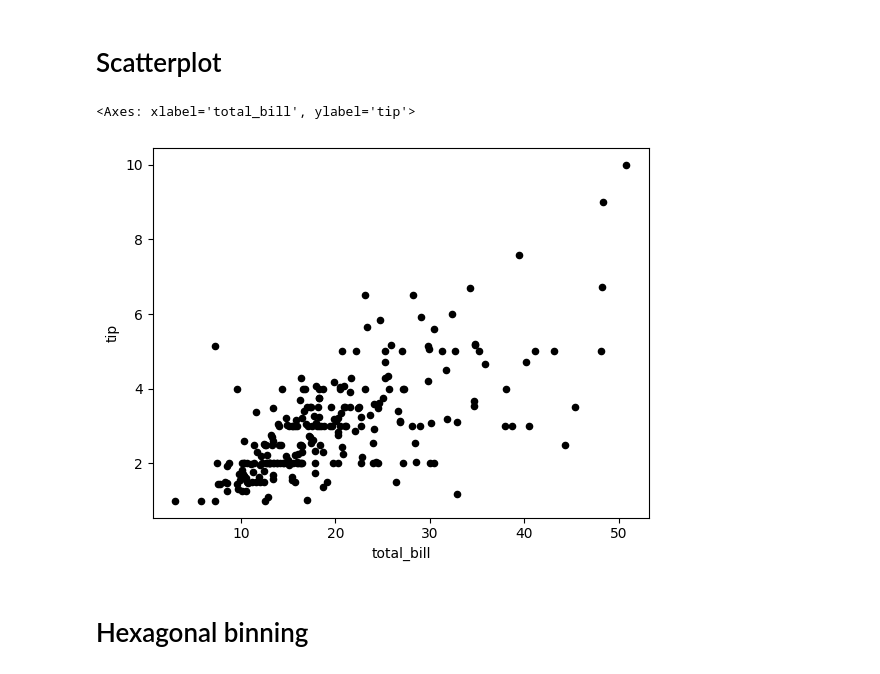
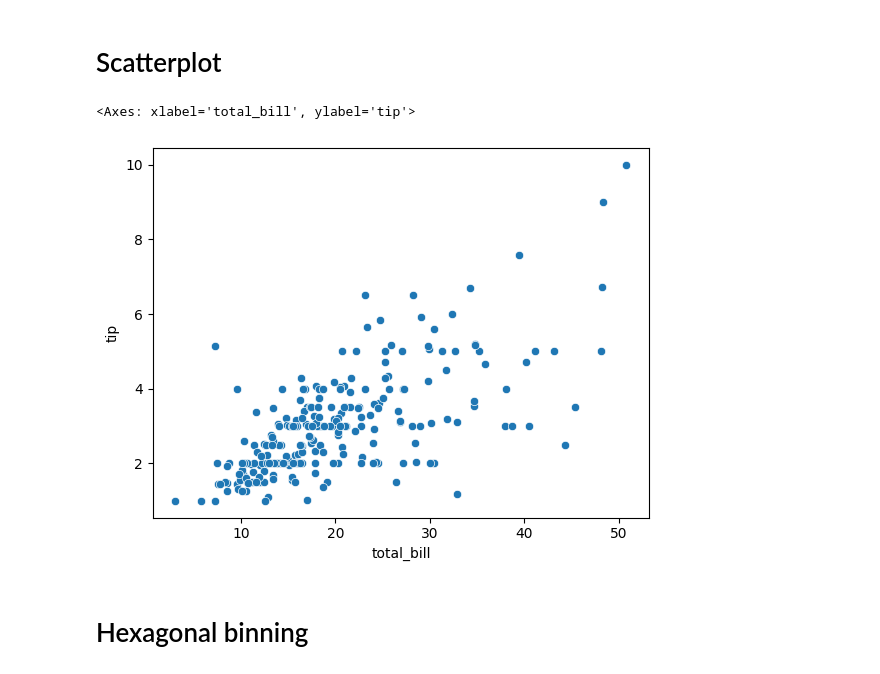
Before and after one commit to SoriyaChan/Practical-Statistics, a Jupyter notebook: EDA.ipynb, the cells around one changed output. Cells and saved outputs as stored; diff of their text form; code cells hidden in the pictures.

```diff
--- a/EDA.ipynb
+++ b/EDA.ipynb
@@ -60,11 +57,11 @@ sns.heatmap(co_mtx,annot=True)
 # %% [markdown]
 # Scatterplot
 # %%
-data.plot(kind='scatter', x='total_bill', y='tip', c='black')
+sns.scatterplot(data, x='total_bill', y='tip')
 # plt.savefig('scatter.png')
 # %% [output]
 <Axes: xlabel='total_bill', ylabel='tip'>
-[figure, old version]
+[figure, new version]
 # %% [markdown]
 # Hexagonal binning
 # %%
```
Also changed, not shown: parts of 4 cells of this notebook, 1 other file.
